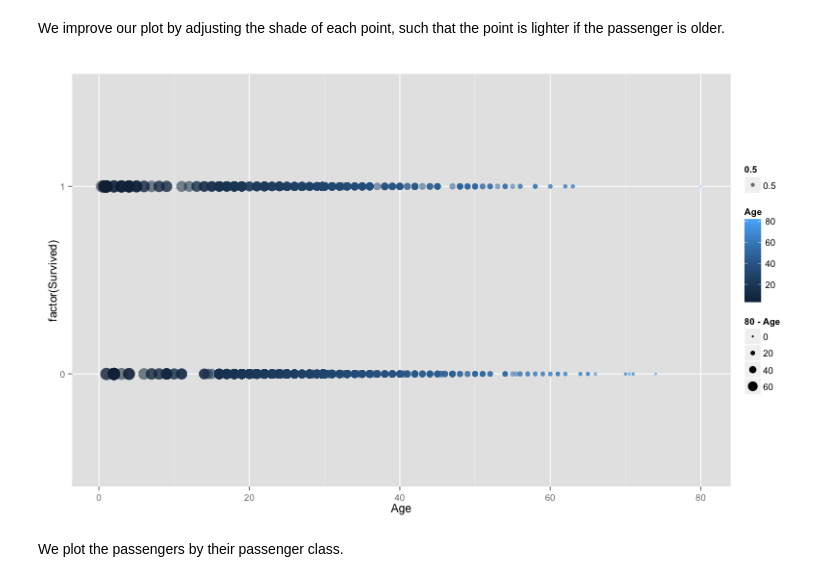
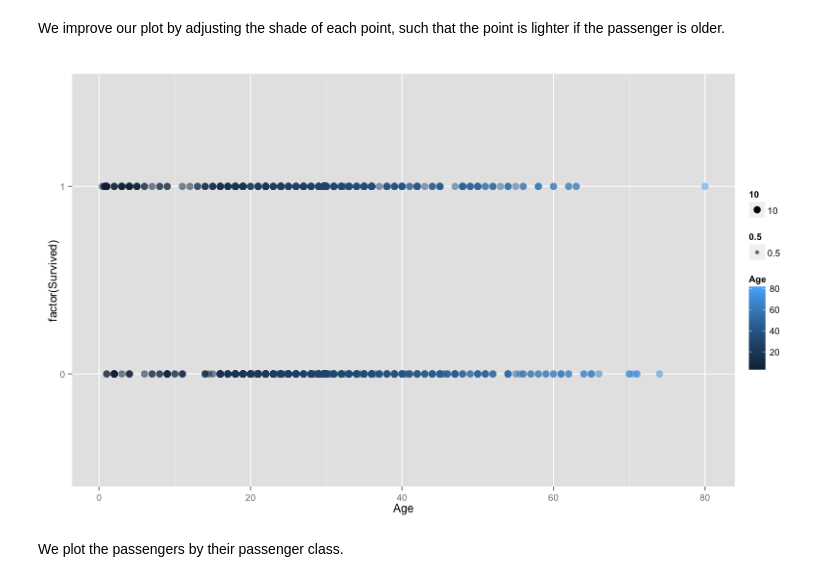
Before and after one commit to savarin/pyconuk-introtutorial, a Jupyter notebook: notebooks/Appendix B - Visualisation.ipynb, the cells around one changed output. Drawn from its saved outputs; the diff is of its cells as text; code cells hidden in the pictures.

```diff
--- a/notebooks/Appendix B - Visualisation.ipynb
+++ b/notebooks/Appendix B - Visualisation.ipynb
@@ -57,10 +57,10 @@ qplot(Age, factor(Survived), data=df)
 We improve our plot by adjusting the shade of each point, such that the point is lighter if the passenger is older.
 # %%
 %%R -w 800
-#qplot(Age, factor(Survived), data=df, color=Age, size=10, alpha=0.5)
-qplot(Age, factor(Survived), data=df, color=Age, size=80-Age, alpha=0.5)
+qplot(Age, factor(Survived), data=df, color=Age, size=10, alpha=0.5)
+#qplot(Age, factor(Survived), data=df, color=Age, size=Age, alpha=0.5)
 # %% [output]
-[figure, old version]
+[figure, new version]
 # %% [markdown]
 We plot the passengers by their passenger class.
 # %%
```
Also changed, not shown: parts of 1 cell of this notebook, 1 other file.
